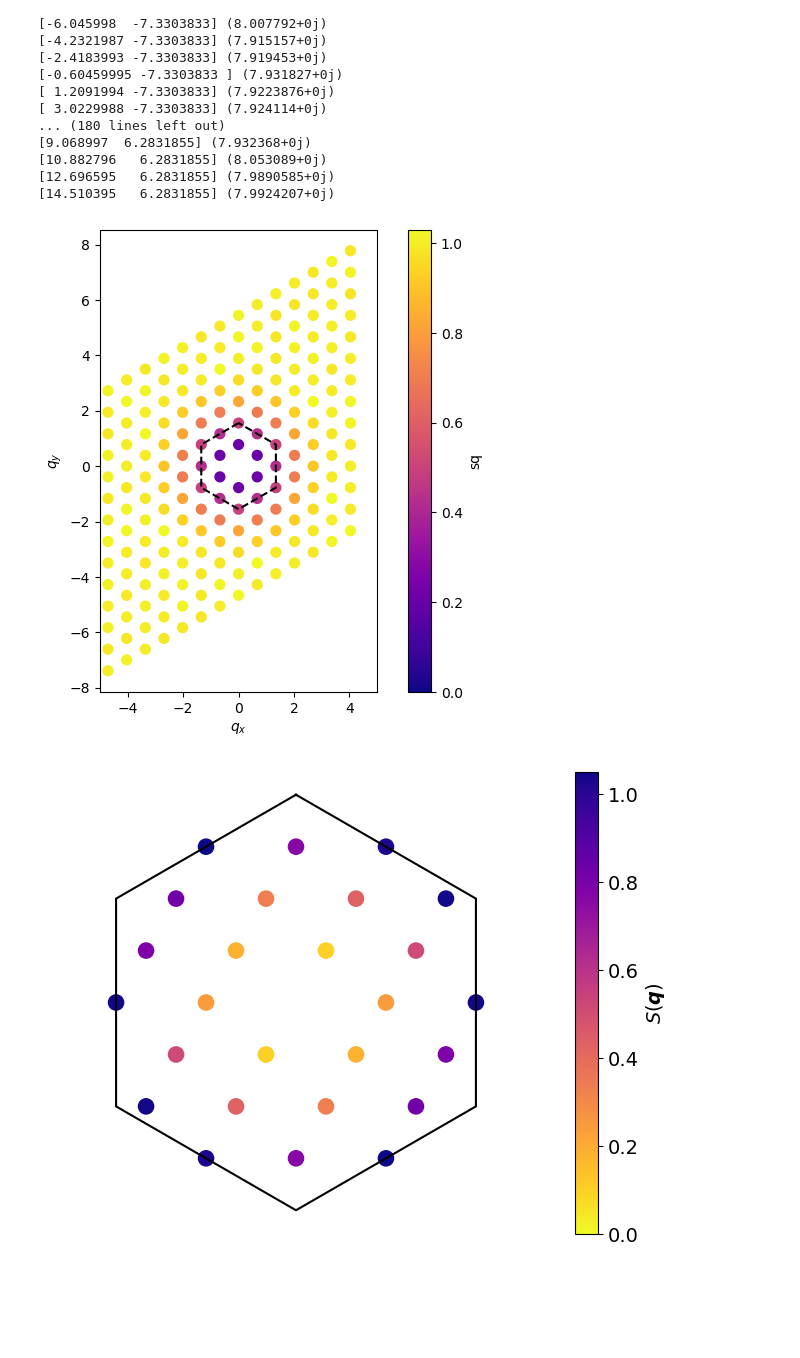
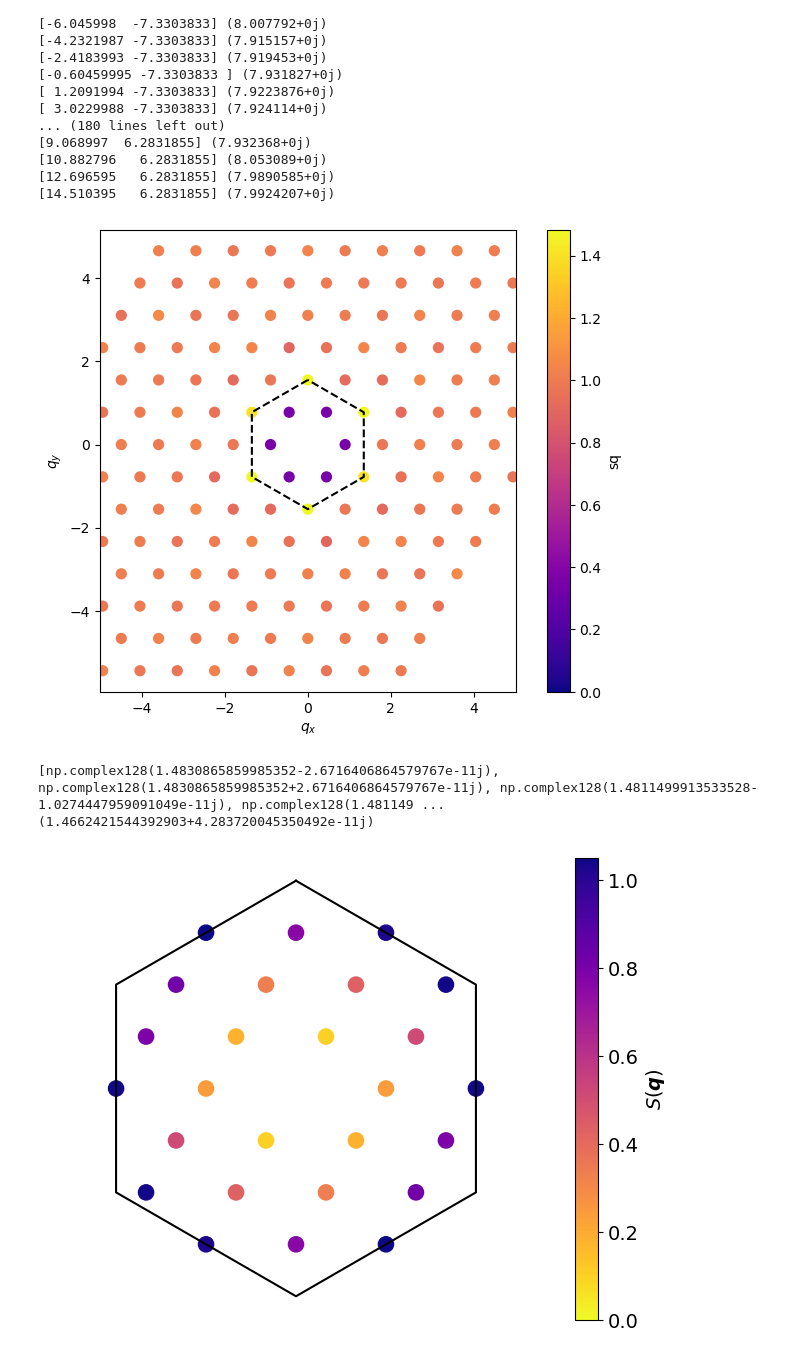
Before and after one commit to abouelkomsan/ferminet_ahmed, a Jupyter notebook: tests.ipynb, the cells around one changed output. Drawn from its saved outputs; the diff is of its cells as text; code cells hidden in the pictures; blank space fills up the shorter version.

```diff
--- a/tests.ipynb
+++ b/tests.ipynb
@@ -2361,7 +2446,7 @@ def get_config0(momind):
   return cfg
 # %%
 log_network = wavefunction(get_config0(None))
-log_network2 = wavefunction(get_config(2))
+log_network2 = wavefunction(get_config12(-2,1))
 # %% [output]
 76.19964341336127
 3.7794521933603322
@@ -2528,7 +2763,7 @@ Array([ 2.4710572 ,  3.1289942 ,  2.4103448 , -2.5105703 ,  2.4885783 ,
         0.90591633, -1.2242538 ,  4.6534767 ,  0.57576835,  2.4945025 ,
         2.0474954 ], dtype=float32)
 # %%
-n_values = list(range(0, 12))
+n_values = list(range(0, 27))
 overlap_list = []
 for n in n_values:
     cfg = get_config(n)
@@ -2557,0 +2793,20 @@ making construct_input_features with periodic norm
+# %%
+d1 = 9
+d2 = 3
+overlap_list = []
+for n1 in range(d1):
+    for n2 in range(d2):
+        cfg = get_config12(n1, n2)
+        log_network2 = wavefunction(cfg)
+        norm_den = overlap2(
+            log_network, log_network2, gathered_params, gathered_params,
+            reshaped_positions_mapped, reshaped_spins, reshaped_atoms, reshaped_charges
+        )
+        overlap_value = jnp.abs(
+            overlap(
+                log_network, log_network2, gathered_params, gathered_params,
+                reshaped_positions_mapped, reshaped_spins, reshaped_atoms, reshaped_charges
+            )
+        ) / (jnp.sqrt(norm_den))
+        print(n1, n2, overlap_value**2)
+        overlap_list.append(overlap_value**2)
@@ -2557,0 +2831,19 @@ making construct_input_features with periodic norm
+# %%
+overlap_list = []
+for i in range(len(kpts)):
+    n1 = kpts[i][0]
+    n2 = kpts[i][1]
+    cfg = get_config12(n1, n2)
+    log_network2 = wavefunction(cfg)
+    norm_den = overlap2(
+        log_network, log_network2, gathered_params, gathered_params,
+        reshaped_positions_mapped, reshaped_spins, reshaped_atoms, reshaped_charges
+    )
+    overlap_value = jnp.abs(
+        overlap(
+            log_network, log_network2, gathered_params, gathered_params,
+            reshaped_positions_mapped, reshaped_spins, reshaped_atoms, reshaped_charges
+        )
+    ) / (jnp.sqrt(norm_den))
+    print(n1, n2, overlap_value**2)
+    overlap_list.append(overlap_value**2)
@@ -3622,7 +4117,7 @@ import numpy as np
 
 # Remove [0, 0] from kgrid and corresponding values from sq_list
 kgrid_filtered = np.array([k for k in kgrid if not np.allclose(k, [0, 0])])
-sq_list_filtered = [sq_list[i]/18 for i, k in enumerate(kgrid) if not np.allclose(k, [0, 0])]
+sq_list_filtered = [sq_list[i]/3 for i, k in enumerate(kgrid) if not np.allclose(k, [0, 0])]
 
 # Convert kgrid_filtered to 2D coordinates for plotting
 kx = kgrid_filtered[:, 0]
@@ -3631,34 +4126,42 @@ ky = kgrid_filtered[:, 1]
 # Define constants
 a = np.sqrt((4 * np.pi * 1**2) / np.sqrt(3))  # primitive 1-flux length
 dMBZ = (4 * np.pi) / (3 * a)
 
 # Define the hexagon vertices
 G11 = dMBZ * np.array([0, 1])
 G22 = dMBZ * np.array([-np.sqrt(3)/2, 0.5])
 G33 = dMBZ * np.array([-np.sqrt(3)/2, -0.5])
 G44 = dMBZ * np.array([0, -1])
 G55 = dMBZ * np.array([np.sqrt(3)/2, -0.5])
 G66 = dMBZ * np.array([np.sqrt(3)/2, 0.5])
 
 # Create lists of x and y coordinates for the hexagon
 xlist = [G11[0], G22[0], G33[0], G44[0], G55[0], G66[0], G11[0]]
 ylist = [G11[1], G22[1], G33[1], G44[1], G55[1], G66[1], G11[1]]
 
 # Create scatter plot
 plt.figure(figsize=(8, 6))
 scatter = plt.scatter(kx, ky, c=sq_list_filtered, cmap='plasma', s=50, vmin=0, vmax=np.max(np.real(sq_list_filtered)))
 plt.plot(xlist, ylist, color='black', linestyle='--', linewidth=1.5, label='Hexagonal Brillouin Zone')
 
 # Add colorbar with custom ticks
 cbar = plt.colorbar(scatter, label='sq')
 
 plt.xlabel(r'$q_x$')
 plt.ylabel(r'$q_y$')
 plt.xlim(-5, 5)
 plt.gca().set_aspect('equal')
 plt.show()
 # %% [output]
-[figure, old version]
+[figure, new version]
+# %%
+sorted_sq = sorted(sq_list/3, key=lambda x: x.real, reverse=True)
+print(sorted_sq[1:6])
+avg = sum(sorted_sq[1:6]) / len(sorted_sq[1:6])
+print(avg)
+# %% [output]
+[np.complex128(1.4830865859985352-2.6716406864579767e-11j), np.complex128(1.4830865859985352+2.6716406864579767e-11j), np.complex128(1.4811499913533528-1.0274447959091049e-11j), np.complex128(1.481149 ...
+(1.4662421544392903+4.283720045350492e-11j)
 # %%
 import matplotlib.pyplot as plt
 import numpy as np
```
Also changed, not shown: parts of 104 cells of this notebook, 18 other files.
